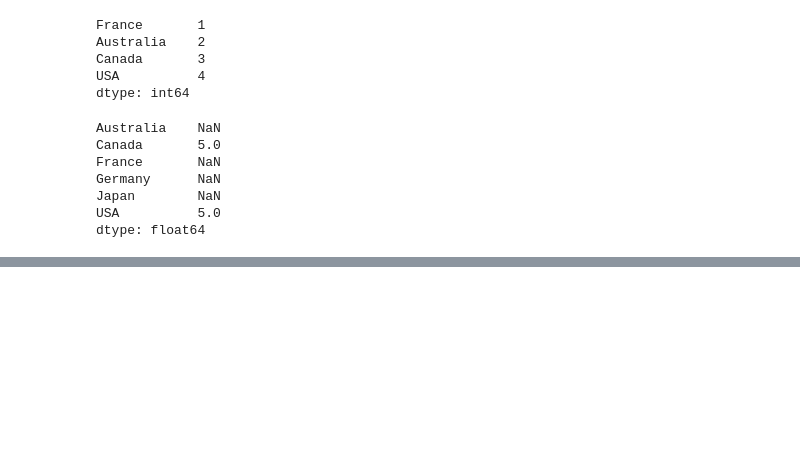
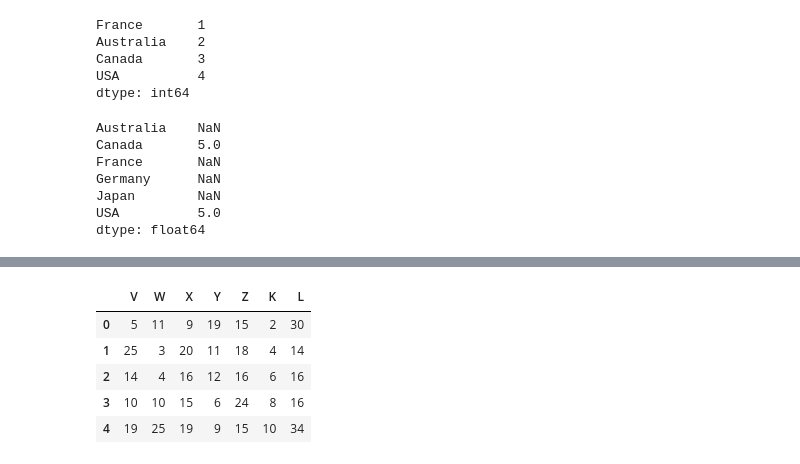
Before and after one commit to Kartikeya-Srivastava/Python_Learning, a Jupyter notebook: Pandas.ipynb, the cells around one changed output, grey strips where cells are left out. Cells and saved outputs as stored; diff of their text form; code cells hidden in the pictures; blank space fills up the shorter version.

```diff
--- a/Pandas.ipynb
+++ b/Pandas.ipynb
@@ -56,0 +226,9 @@ dtype: float64
+# %%
+df.reset_index(drop=True) #This will not allow the old index to be made into a new column either
+# %% [output]
+|  | V | W | X | Y | Z | K | L |
+| 0 | 5 | 11 | 9 | 19 | 15 | 2 | 30 |
+| 1 | 25 | 3 | 20 | 11 | 18 | 4 | 14 |
+| 2 | 14 | 4 | 16 | 12 | 16 | 6 | 16 |
+| 3 | 10 | 10 | 15 | 6 | 24 | 8 | 16 |
+| 4 | 19 | 25 | 19 | 9 | 15 | 10 | 34 |
```
Also changed, not shown: parts of 46 cells of this notebook, 1 other file.
